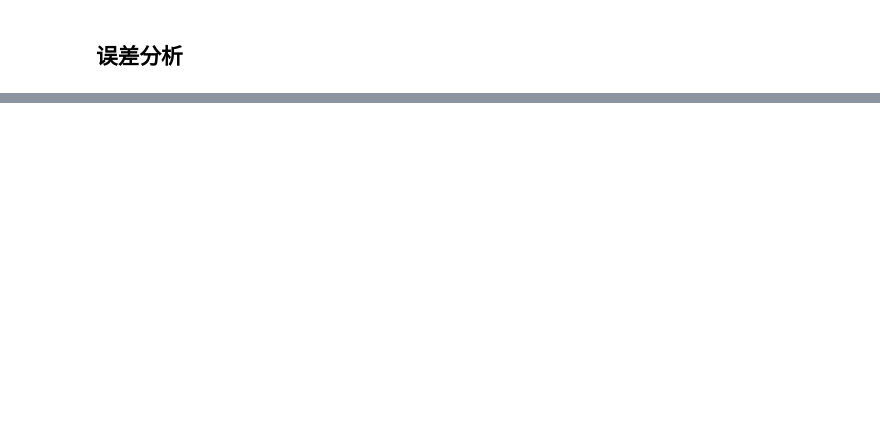
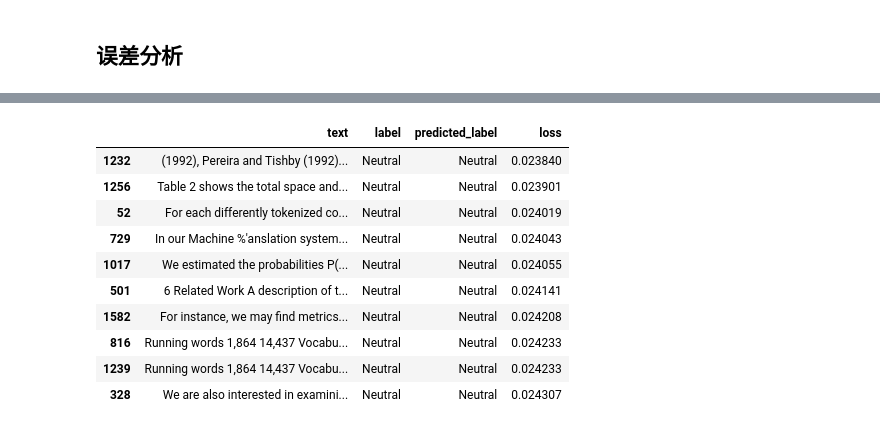
Before and after one commit to goghvan1113/TDCSA, a Jupyter notebook: bert finetuning.ipynb, the cells around one changed output, grey strips where cells are left out. Saved outputs shown, nothing was run; the diff lists cells and outputs as text; code cells hidden in the pictures; blank space fills up the shorter version.

```diff
--- a/bert finetuning.ipynb
+++ b/bert finetuning.ipynb
@@ -446,4 +490,16 @@ plot_confusion_matrix(test_labels, predicted_labels, list(label2id.keys()))
 # %%
-# df_test.sort_values("loss", ascending=True).head(10)
+df_test.sort_values("loss", ascending=True).head(10)
+# %% [output]
+|  | text | label | predicted_label | loss |
+| 1232 | (1992), Pereira and Tishby (1992)... | Neutral | Neutral | 0.023840 |
+| 1256 | Table 2 shows the total space and... | Neutral | Neutral | 0.023901 |
+| 52 | For each differently tokenized co... | Neutral | Neutral | 0.024019 |
+| 729 | In our Machine %'anslation system... | Neutral | Neutral | 0.024043 |
+| 1017 | We estimated the probabilities P(... | Neutral | Neutral | 0.024055 |
+| 501 | 6 Related Work A description of t... | Neutral | Neutral | 0.024141 |
+| 1582 | For instance, we may find metrics... | Neutral | Neutral | 0.024208 |
+| 816 | Running words 1,864 14,437 Vocabu... | Neutral | Neutral | 0.024233 |
+| 1239 | Running words 1,864 14,437 Vocabu... | Neutral | Neutral | 0.024233 |
+| 328 | We are also interested in examini... | Neutral | Neutral | 0.024307 |
 # %%
 # from torch.utils.data import DataLoader, ConcatDataset
```
Also changed, not shown: parts of 11 cells of this notebook, 3 other files.
